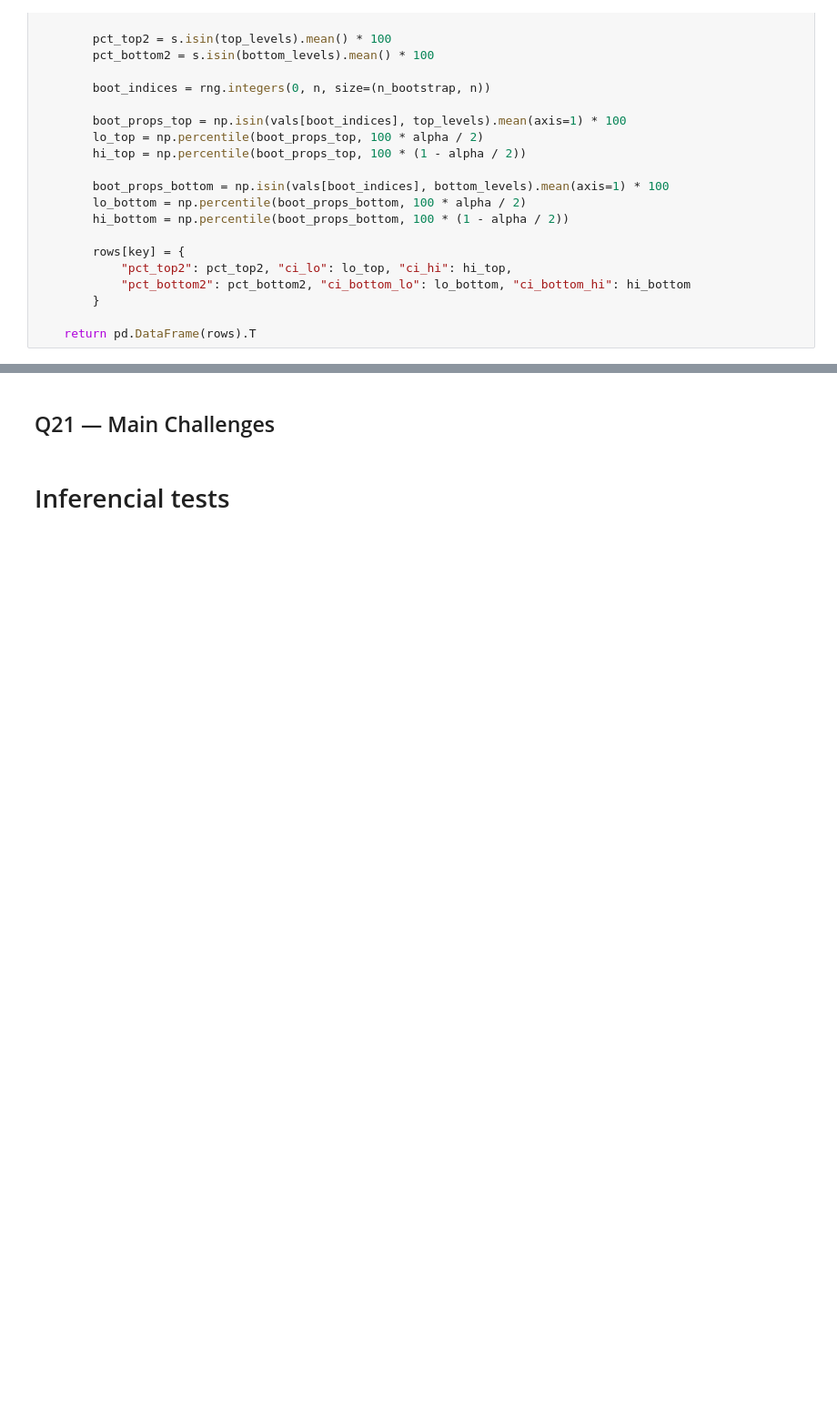
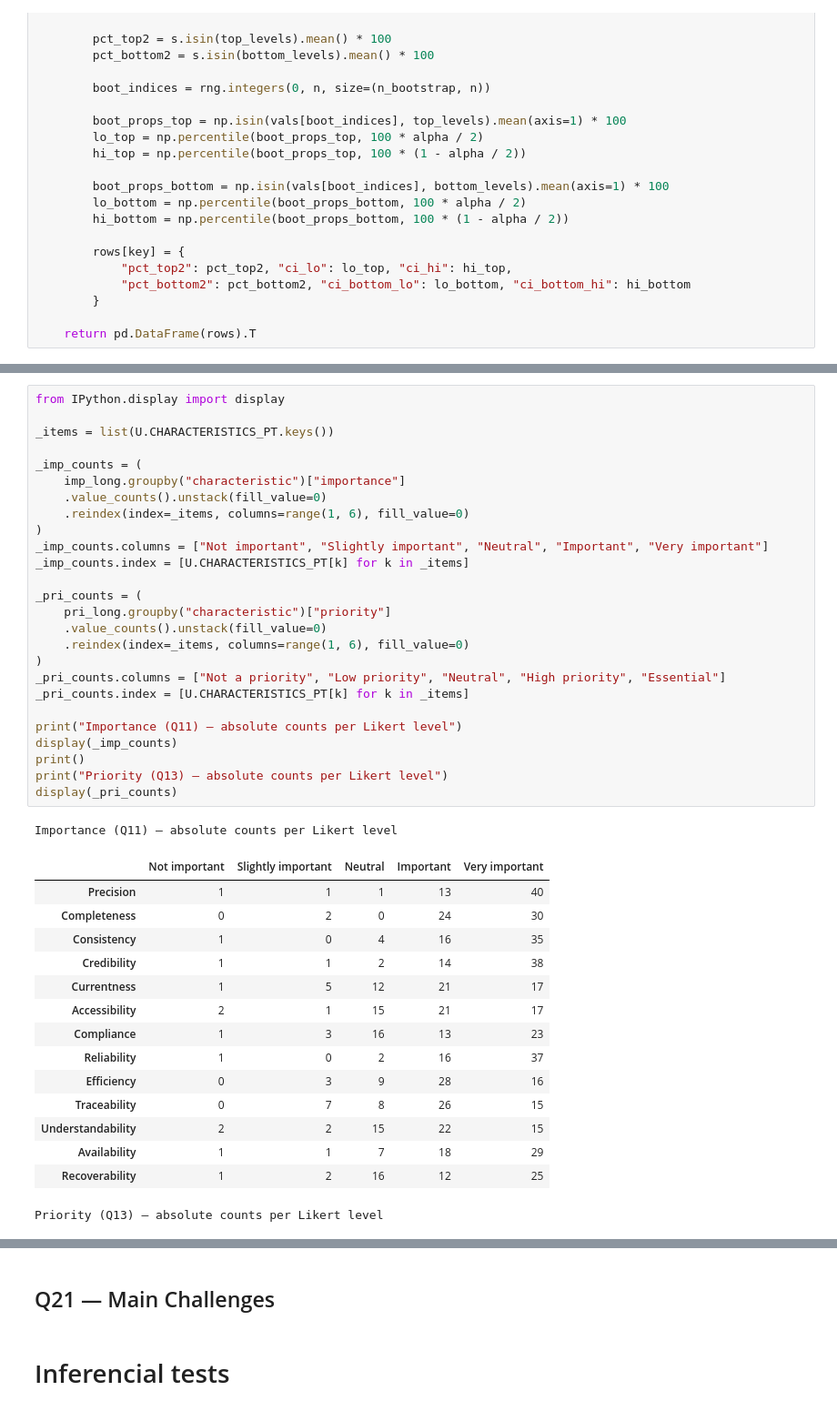
Before and after one commit to reset-ufc/data-quality-requirements-ml-systems, a Jupyter notebook: notebooks/RQ1.ipynb, the cells around one changed output, grey strips where cells are left out. Shown at 91% size. Cells and saved outputs as stored; diff of their text form; blank space fills up the shorter version.

```diff
--- a/notebooks/RQ1.ipynb
+++ b/notebooks/RQ1.ipynb
@@ -821,0 +804,43 @@ plt.show()
+# %%
+from IPython.display import display
+
+_items = list(U.CHARACTERISTICS_PT.keys())
+
+_imp_counts = (
+    imp_long.groupby("characteristic")["importance"]
+    .value_counts().unstack(fill_value=0)
+    .reindex(index=_items, columns=range(1, 6), fill_value=0)
+)
+_imp_counts.columns = ["Not important", "Slightly important", "Neutral", "Important", "Very important"]
+_imp_counts.index = [U.CHARACTERISTICS_PT[k] for k in _items]
+
+_pri_counts = (
+    pri_long.groupby("characteristic")["priority"]
+    .value_counts().unstack(fill_value=0)
+    .reindex(index=_items, columns=range(1, 6), fill_value=0)
+)
+_pri_counts.columns = ["Not a priority", "Low priority", "Neutral", "High priority", "Essential"]
+_pri_counts.index = [U.CHARACTERISTICS_PT[k] for k in _items]
+
+print("Importance (Q11) — absolute counts per Likert level")
+display(_imp_counts)
+print()
+print("Priority (Q13) — absolute counts per Likert level")
+display(_pri_counts)
+# %% [output]
+Importance (Q11) — absolute counts per Likert level
+|  | Not important | Slightly important | Neutral | Important | Very important |
+| Precision | 1 | 1 | 1 | 13 | 40 |
+| Completeness | 0 | 2 | 0 | 24 | 30 |
+| Consistency | 1 | 0 | 4 | 16 | 35 |
+| Credibility | 1 | 1 | 2 | 14 | 38 |
+| Currentness | 1 | 5 | 12 | 21 | 17 |
+| Accessibility | 2 | 1 | 15 | 21 | 17 |
+| Compliance | 1 | 3 | 16 | 13 | 23 |
+| Reliability | 1 | 0 | 2 | 16 | 37 |
+| Efficiency | 0 | 3 | 9 | 28 | 16 |
+| Traceability | 0 | 7 | 8 | 26 | 15 |
+| Understandability | 2 | 2 | 15 | 22 | 15 |
+| Availability | 1 | 1 | 7 | 18 | 29 |
+| Recoverability | 1 | 2 | 16 | 12 | 25 |
+Priority (Q13) — absolute counts per Likert level
```
Also changed, not shown: parts of 8 cells of this notebook, 4 other files.
